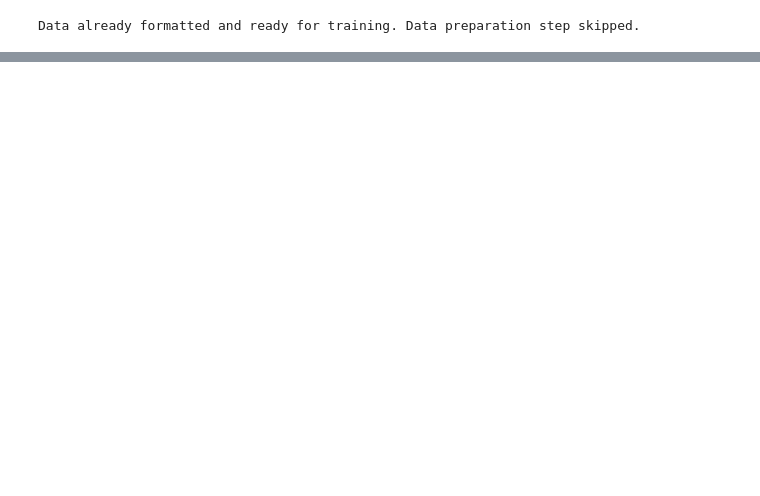
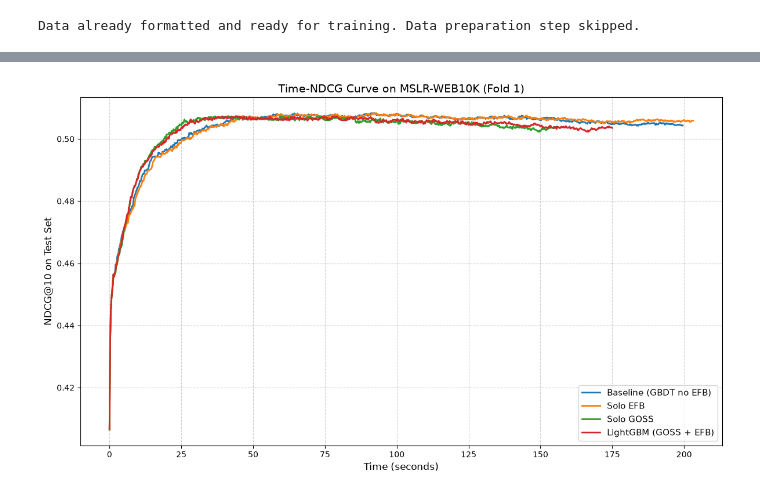
Before and after one commit to NiccoTara/ir-lightgbm-project, a Jupyter notebook: experiment.ipynb, the cells around one changed output, grey strips where cells are left out. Drawn from its saved outputs; the diff is of its cells as text; code cells hidden in the pictures; blank space fills up the shorter version.

```diff
--- a/experiment.ipynb
+++ b/experiment.ipynb
@@ -112,0 +127,27 @@ plt.show()
+# %%
+import matplotlib.pyplot as plt
+import numpy as np
+
+# Estrazione dati (assumendo che final_results sia già definito)
+experiment_names = list(final_results.keys())
+
+plt.figure(figsize=(12, 7))
+
+# GRAPH 1: Time-NDCG Curve (Come nel paper originale)
+for name in experiment_names:
+    ndcg_history = final_results[name]["ndcg_history"]
+    time_history = final_results[name]["time_history"]
+
+    # Asse X: Tempo cumulativo in secondi, Asse Y: NDCG@10
+    plt.plot(time_history, ndcg_history, label=name, linewidth=2.0)
+
+plt.title("Time-NDCG Curve on MSLR-WEB10K (Fold 1)", fontsize=14)
+plt.xlabel("Time (seconds)", fontsize=12)
+plt.ylabel("NDCG@10 on Test Set", fontsize=12)
+plt.legend(loc="lower right", fontsize=11)
+plt.grid(True, linestyle='--', alpha=0.6)
+
+plt.tight_layout()
+plt.show()
+# %% [output]
+[figure, added]
```
Also changed, not shown: parts of 3 cells of this notebook, 1 other file.
